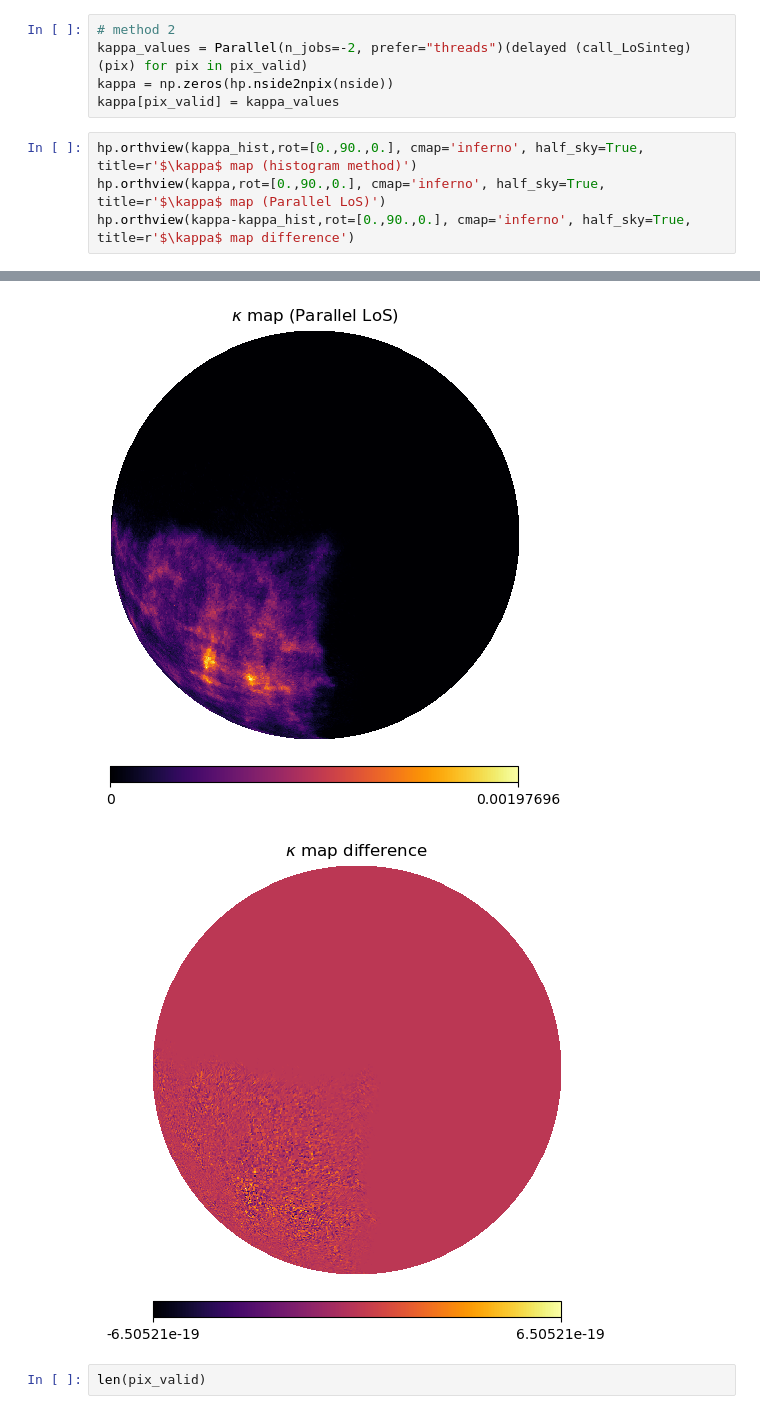
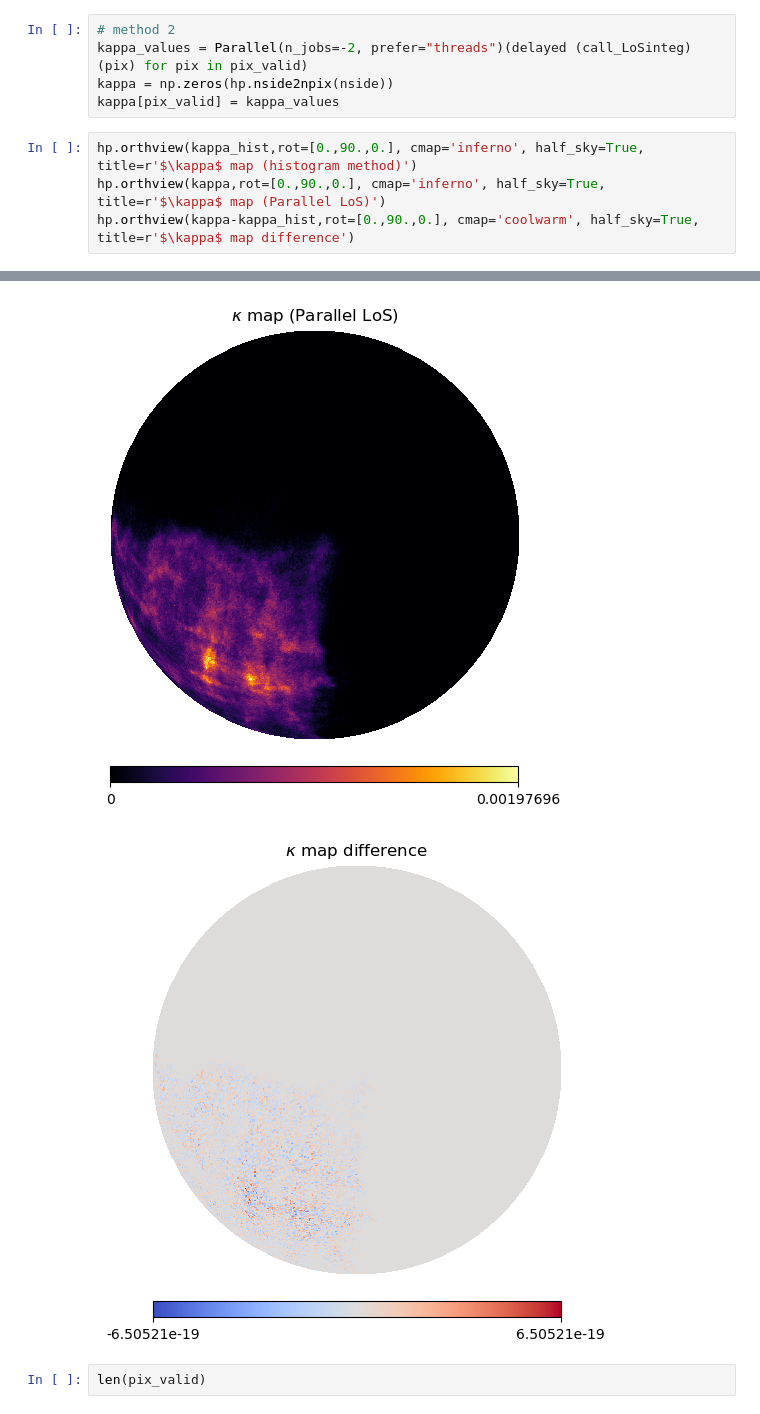
Before and after one commit to exgalsky/lptmap, a Jupyter notebook: py/webskylpt/toy_model_code/light_cone.ipynb, the cells around one changed output, grey strips where cells are left out. Saved outputs shown, nothing was run; the diff lists cells and outputs as text.

Commit message:
Reconciled differences

```diff
--- a/py/webskylpt/toy_model_code/light_cone.ipynb
+++ b/py/webskylpt/toy_model_code/light_cone.ipynb
@@ -164,11 +164,11 @@ kappa[pix_valid] = kappa_values
 # %%
 hp.orthview(kappa_hist,rot=[0.,90.,0.], cmap='inferno', half_sky=True, title=r'$\kappa$ map (histogram method)')
 hp.orthview(kappa,rot=[0.,90.,0.], cmap='inferno', half_sky=True, title=r'$\kappa$ map (Parallel LoS)')
-hp.orthview(kappa-kappa_hist,rot=[0.,90.,0.], cmap='inferno', half_sky=True, title=r'$\kappa$ map difference')
+hp.orthview(kappa-kappa_hist,rot=[0.,90.,0.], cmap='coolwarm', half_sky=True, title=r'$\kappa$ map difference')
 # %% [output]
 [figure]
 [figure]
-[figure, old version]
+[figure, new version]
 # %%
 len(pix_valid)
 # %% [output]
```
